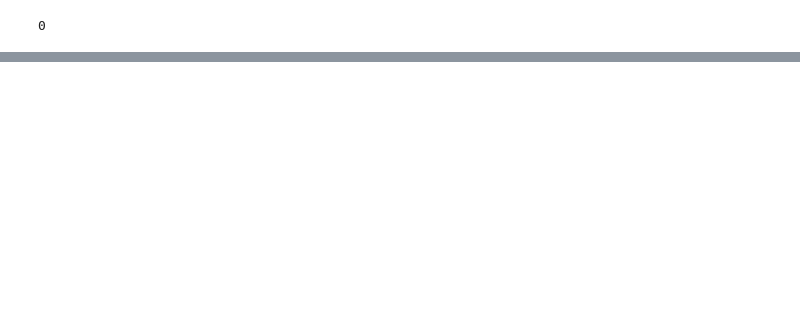
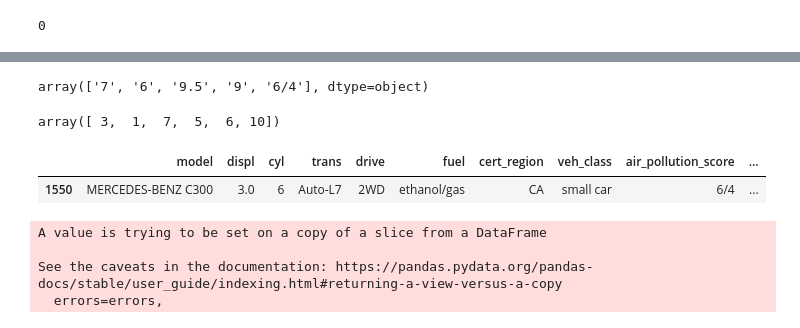
Before and after one commit to crudables/Data-Analys, a Jupyter notebook: alx_vehicle.ipynb, the cells around one changed output, grey strips where cells are left out. Cells and saved outputs as stored; diff of their text form; code cells hidden in the pictures; blank space fills up the shorter version.

```diff
--- a/alx_vehicle.ipynb
+++ b/alx_vehicle.ipynb
@@ -486,0 +302,2 @@ NameError: ignored
+# %%
+CA_08df.drop(CA_08df.loc[CA_08df['hwy_mpg']=='19/25'].index, inplace=True)
@@ -486,0 +372,14 @@ NameError: ignored
+# %%
+CA_08df.air_pollution_score.unique()
+# %% [output]
+array(['7', '6', '9.5', '9', '6/4'], dtype=object)
+# %%
+CA_18df.air_pollution_score.unique()
+# %% [output]
+array([ 3,  1,  7,  5,  6, 10])
+# %%
+hb08 = CA_08df[CA_08df.fuel.str.contains('/')]
+hb08
+# %% [output]
+|  | model | displ | cyl | trans | drive | fuel | cert_region | veh_class | air_pollution_score | ... |
+| 1550 | MERCEDES-BENZ C300 | 3.0 | 6 | Auto-L7 | 2WD | ethanol/gas | CA | small car | 6/4 | ... |
@@ -486,0 +399,7 @@ NameError: ignored
+# %%
+CA_08df.drop(hb08.index,inplace=True)
+# %% [output]
+A value is trying to be set on a copy of a slice from a DataFrame
+
+See the caveats in the documentation: https://pandas.pydata.org/pandas-docs/stable/user_guide/indexing.html#returning-a-view-versus-a-copy
+  errors=errors,
```
Also changed, not shown: parts of 59 cells of this notebook.
